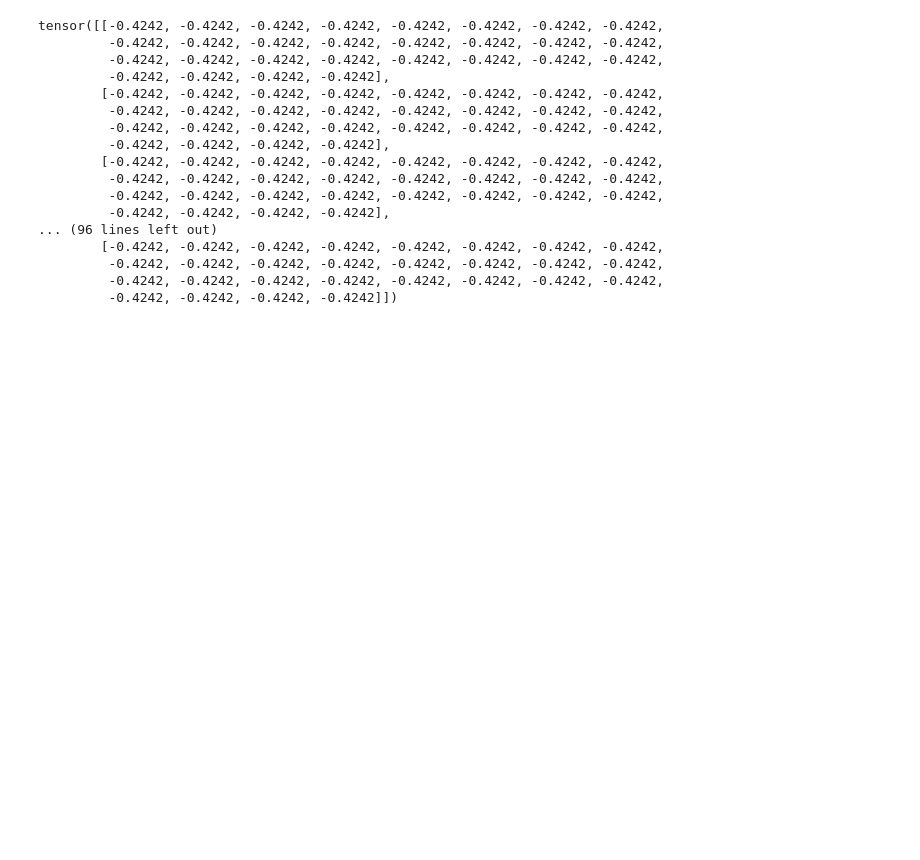
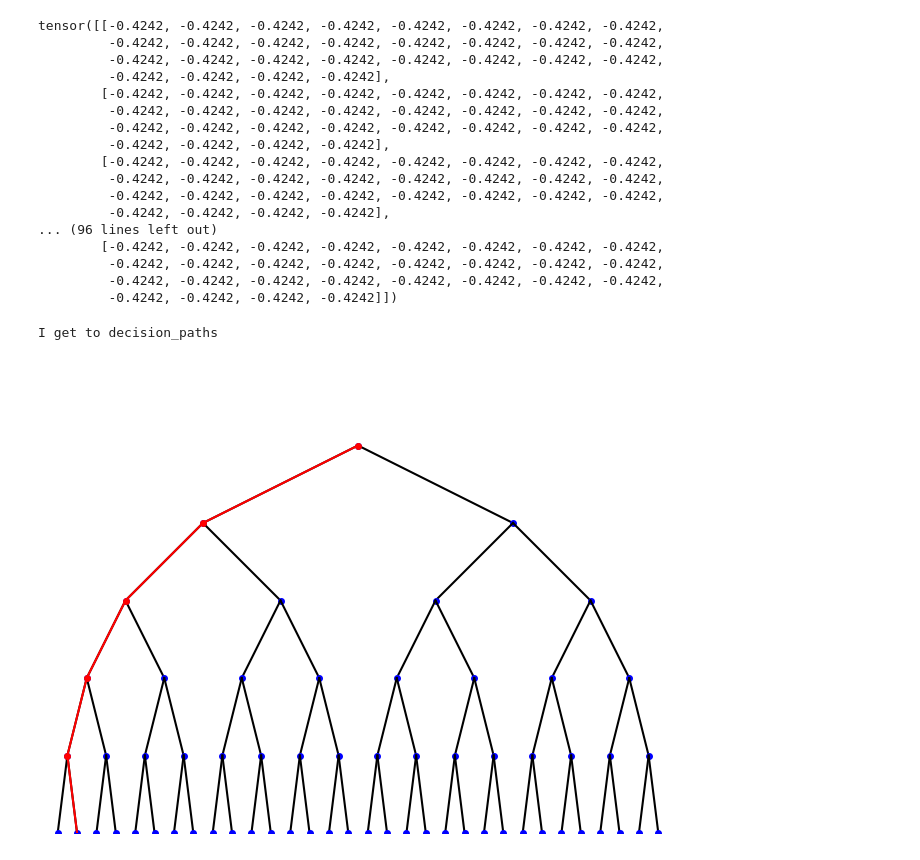
Before and after one commit to Ethan-Shapiro/Soft-Decision-Tree, a Jupyter notebook: model_viz.ipynb, the cells around one changed output. Cells and saved outputs as stored; diff of their text form; code cells hidden in the pictures; blank space fills up the shorter version.

Commit message:
tree viz in model_viz notebook

```diff
--- a/model_viz.ipynb
+++ b/model_viz.ipynb
@@ -221,7 +221,7 @@ weight_decaly = 5e-4   # weight decay
 batch_size = 128       # batch size
 epochs = 50            # the number of training epochs
 log_interval = 100     # the number of batches to wait before printing logs
-use_cuda = True       # whether to use GPU
+use_cuda = False       # whether to use GPU
 
 mnist_tree = SDT(input_dim, output_dim, depth, lamda, use_cuda)
 
@@ -262,3 +262,16 @@ tensor([[-0.4242, -0.4242, -0.4242, -0.4242, -0.4242, -0.4242, -0.4242, -0.4242,
          -0.4242, -0.4242, -0.4242, -0.4242, -0.4242, -0.4242, -0.4242, -0.4242,
          -0.4242, -0.4242, -0.4242, -0.4242, -0.4242, -0.4242, -0.4242, -0.4242,
          -0.4242, -0.4242, -0.4242, -0.4242]])
+# %%
+decision_path = mnist_tree._forward(zero_image, is_decision_pth=True)
+# %% [output]
+I get to decision_paths
+# %%
+decision_path = decision_path[0]
+# %%
+from path_viz import extract_path_from_tensors, plot_complete_tree_with_decision_path
+
+path = extract_path_from_tensors(decision_path)
+plot_complete_tree_with_decision_path(path)
+# %% [output]
+[figure, added]
```
